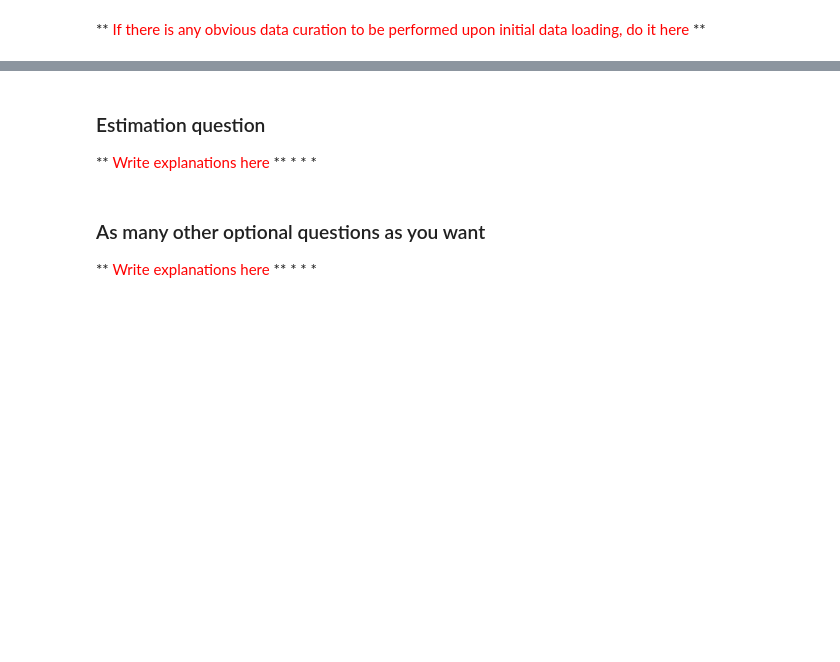
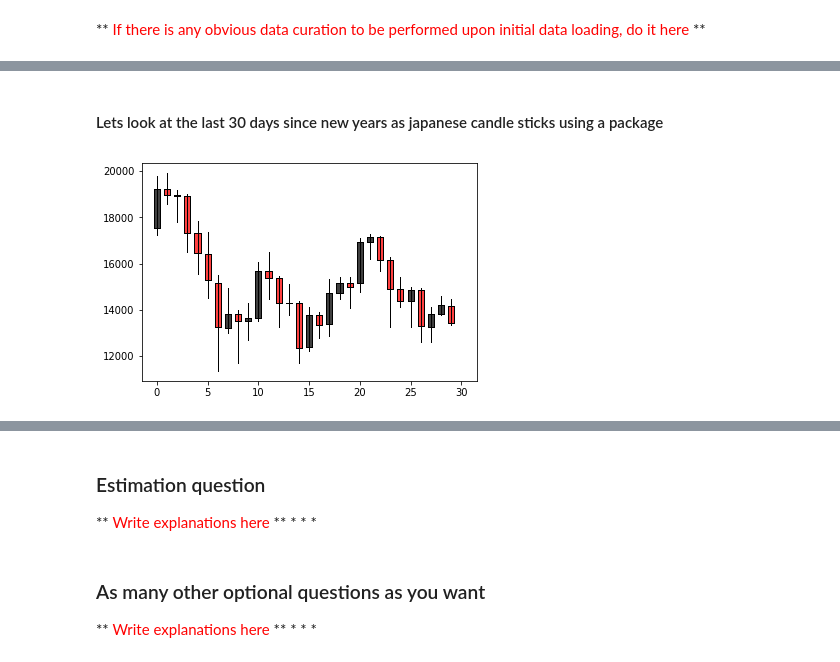
Before and after one commit to SebastienMoeller/MAP536_Python_Final, a Jupyter notebook: Projet_Notebook_Sebastien_MOELLER_Viktor_MALESEVIC.ipynb, the cells around one changed output, grey strips where cells are left out. Cells and saved outputs as stored; diff of their text form; code cells hidden in the pictures; blank space fills up the shorter version.

```diff
--- a/Projet_Notebook_Sebastien_MOELLER_Viktor_MALESEVIC.ipynb
+++ b/Projet_Notebook_Sebastien_MOELLER_Viktor_MALESEVIC.ipynb
@@ -75,0 +84,5 @@ FILE
+# %%
+import poloniex
+polo = poloniex.Poloniex()
+btc300 = pd.DataFrame(polo.returnChartData("USDT_BTC", 300))
+btc86400 = pd.DataFrame(polo.returnChartData("USDT_BTC", 86400))
@@ -75,0 +105,4 @@ FILE
+# %%
+Convert datetime from timestamp to a recognizable format
+for i in range(len(btc86400)):
+   btc86400["date"][i] = datetime.datetime.fromtimestamp(btc86400["date"][i])
@@ -107,0 +330,9 @@ NameError: name 'plot' is not defined
+# %% [markdown]
+#### Lets look at the last 30 days since new years as japanese candle sticks using a package
+# %%
+from matplotlib.finance import candlestick2_ohlc
+fig, ax = plt.subplots()
+candlestick2_ohlc(ax,btc86400['open'][-30:],btc86400['high'][-30:],btc86400['low'][-30:],btc86400['close'][-30:],width=0.6)
+fig
+# %% [output]
+[figure, added]
```
Also changed, not shown: parts of 58 cells of this notebook.
